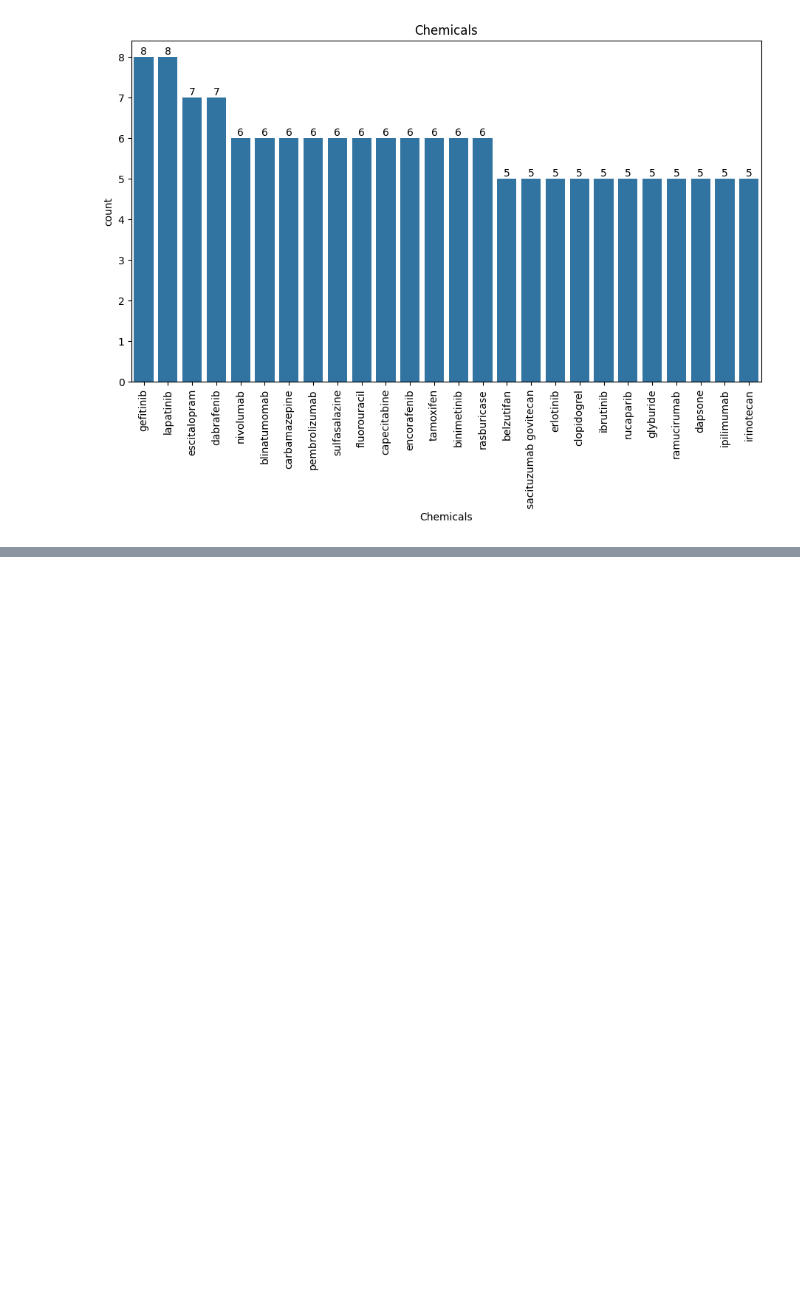
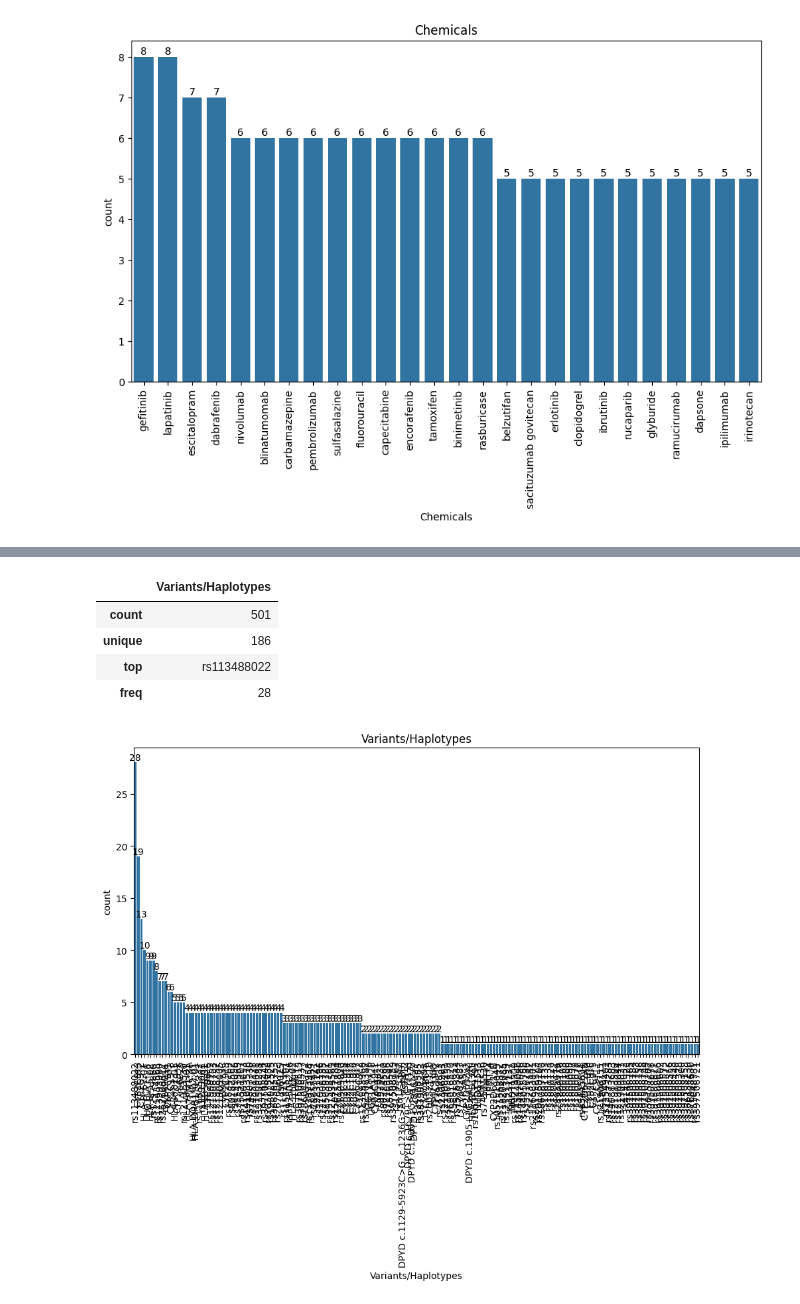
Before and after one commit to IISAS/aipology_data, a Jupyter notebook: data_pharmgkb_druh_label_annotations.ipynb, the cells around one changed output, grey strips where cells are left out. Cells and saved outputs as stored; diff of their text form; code cells hidden in the pictures; blank space fills up the shorter version.

```diff
--- a/data_pharmgkb_druh_label_annotations.ipynb
+++ b/data_pharmgkb_druh_label_annotations.ipynb
@@ -186,5 +186,16 @@ barplot(dfs['drugLabels.tsv'], 'Chemicals', percentile=1/50)
 [figure]
 # %%
 barplot(dfs['drugLabels.tsv'], 'Variants/Haplotypes')
+
+df_var_hap = pd.DataFrame(dfs['drugLabels.tsv']['Variants/Haplotypes']).apply(lambda x: x.str.split(';')).explode('Variants/Haplotypes')
+df_var_hap.reset_index(drop=True, inplace=True)
+display(df_var_hap.describe())
+barplot(df_var_hap, 'Variants/Haplotypes', percentile=)
 # %% [output]
 [figure]
+|  | Variants/Haplotypes |
+| count | 501 |
+| unique | 186 |
+| top | rs113488022 |
+| freq | 28 |
+[figure, added]
```
